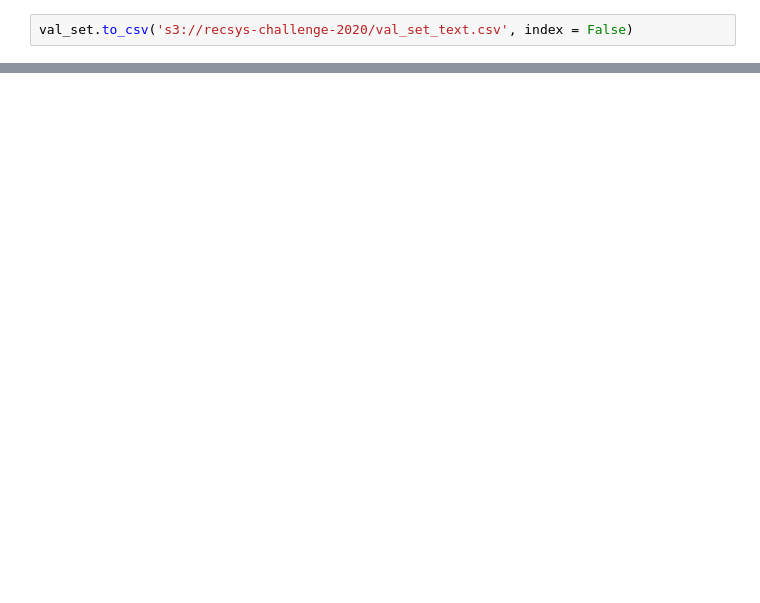
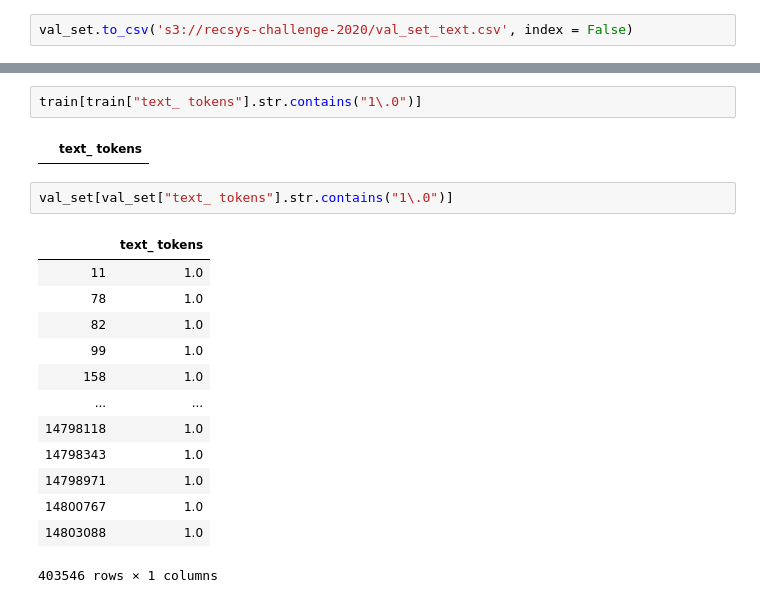
Before and after one commit to sumitsidana/recsys_challenge_2020, a Jupyter notebook: TweetText.ipynb, the cells around one changed output, grey strips where cells are left out. Saved outputs shown, nothing was run; the diff lists cells and outputs as text; blank space fills up the shorter version.

```diff
--- a/TweetText.ipynb
+++ b/TweetText.ipynb
@@ -34,0 +84,20 @@ val_set.to_csv('s3://recsys-challenge-2020/val_set_text.csv', index = False)
+# %%
+train[train["text_ tokens"].str.contains("1\.0")]
+# %% [output]
+|  | text_ tokens |
+# %%
+val_set[val_set["text_ tokens"].str.contains("1\.0")]
+# %% [output]
+|  | text_ tokens |
+| 11 | 1.0 |
+| 78 | 1.0 |
+| 82 | 1.0 |
+| 99 | 1.0 |
+| 158 | 1.0 |
+| ... | ... |
+| 14798118 | 1.0 |
+| 14798343 | 1.0 |
+| 14798971 | 1.0 |
+| 14800767 | 1.0 |
+| 14803088 | 1.0 |
+403546 rows × 1 columns
```
Also changed, not shown: parts of 7 cells of this notebook, 1 other file.
